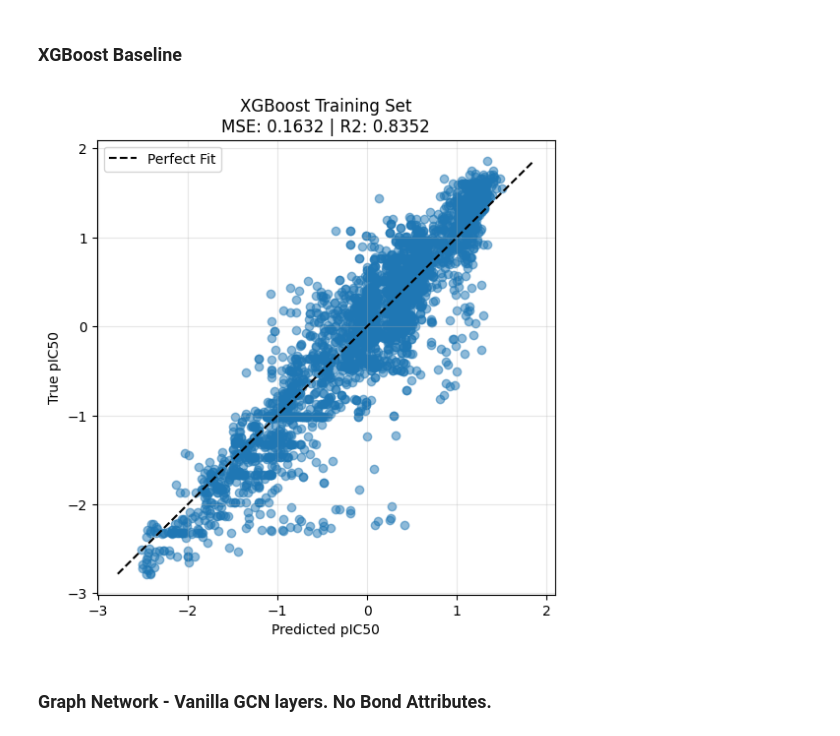
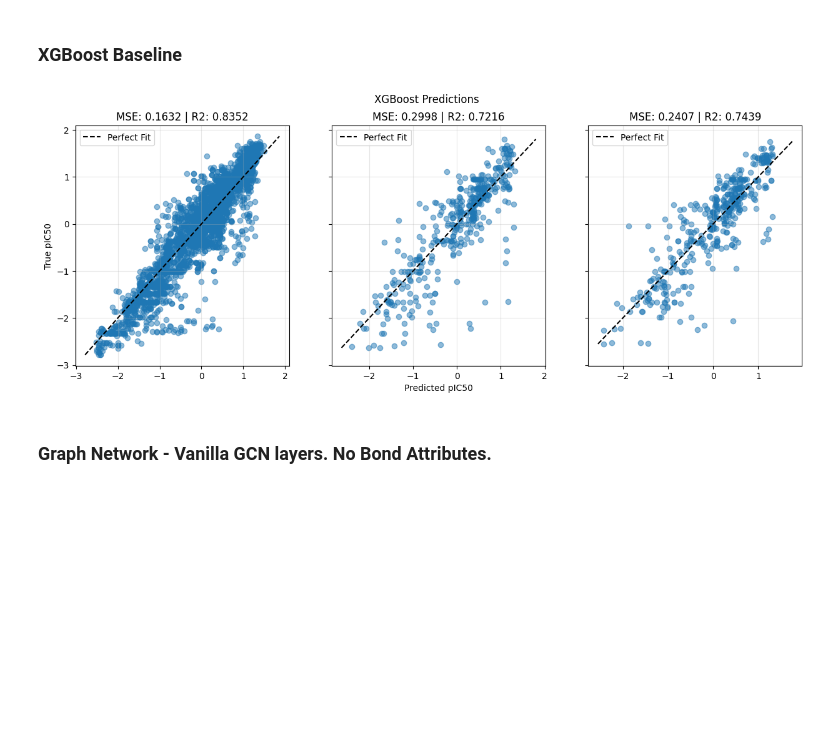
Before and after one commit to Djtrainer/cancer_research, a Jupyter notebook: notebooks/mdm2_breaker_polished.ipynb, the cells around one changed output. Drawn from its saved outputs; the diff is of its cells as text; code cells hidden in the pictures; blank space fills up the shorter version.

```diff
--- a/notebooks/mdm2_breaker_polished.ipynb
+++ b/notebooks/mdm2_breaker_polished.ipynb
@@ -354,9 +354,11 @@ def plot_xgboost_predictions(
             np.sum((y_true - y_pred) ** 2) / np.sum((y_true - y_true.mean()) ** 2)
         )
 
-        ax[idx].xlabel("Predicted pIC50")
-        ax[idx].ylabel("True pIC50")
-        ax[idx].title(f"MSE: {mse:.4f} | R2: {r2:.4f}")
+        if idx == 1:
+            ax[idx].set_xlabel("Predicted pIC50")
+        if idx == 0:
+            ax[idx].set_ylabel("True pIC50")
+        ax[idx].set_title(f"MSE: {mse:.4f} | R2: {r2:.4f}")
         ax[idx].legend()
         ax[idx].grid(True, alpha=0.3)
 
@@ -511,32 +510,34 @@ protein_graph = protein_data.get_graph()
 # %%
 xgb_model = xgb.XGBRegressor(
     n_estimators=100, learning_rate=0.1, max_depth=6, random_state=42
 )
 
 X_test = np.stack(np.array(test_df["fingerprint"]))
 y_test = test_df["pIC50_norm"].values
 X_train = np.stack(np.array(train_df["fingerprint"]))
 y_train = train_df["pIC50_norm"].values
 X_val = np.stack(np.array(val_df["fingerprint"]))
 y_val = val_df["pIC50_norm"].values
 
 xgb_model.fit(X_train, y_train)
 
 y_pred_train = xgb_model.predict(X_train)
 y_pred_val = xgb_model.predict(X_val)
 y_pred_test = xgb_model.predict(X_test)
 
 mse_train = np.mean((y_pred_train - y_train) ** 2)
 mse_val = np.mean((y_pred_val - y_val) ** 2)
 mse_test = np.mean((y_pred_test - y_test) ** 2)
 
 plot_xgboost_predictions(
     pred_train_mse_tuple=(y_pred_train, y_train, mse_train),
     pred_val_mse_tuple=(y_pred_val, y_val, mse_val),
     pred_test_mse_tuple=(y_pred_test, y_test, mse_test),
 )
+# Clear memory
+del xgb_model, y_pred_train, y_pred_val, y_pred_test, mse_train, mse_val, mse_test
 # %% [output]
-[figure, old version]
+[figure, new version]
 # %% [markdown]
 ### Graph Network - Vanilla GCN layers. No Bond Attributes.
 # %%
```
Also changed, not shown: parts of 7 cells of this notebook, 1 other file.
